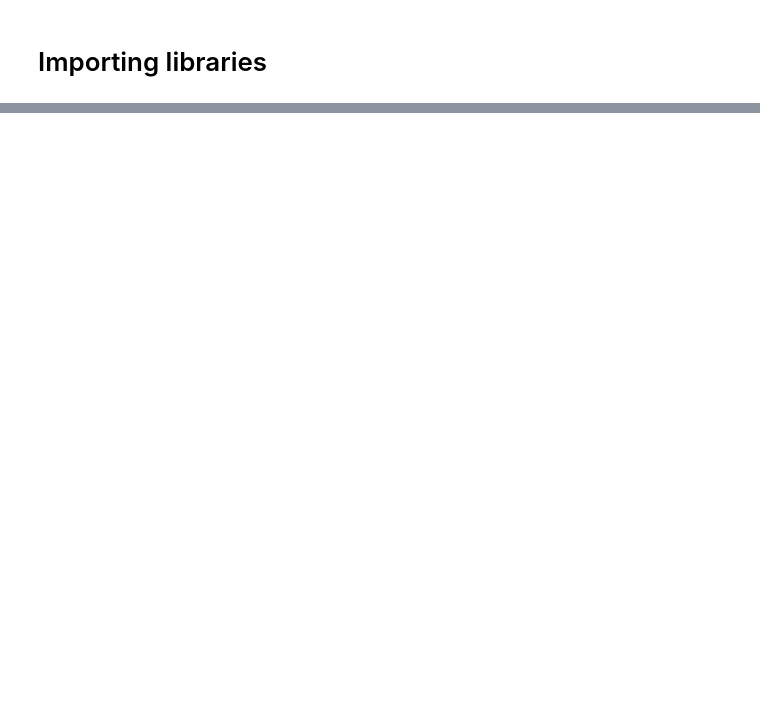
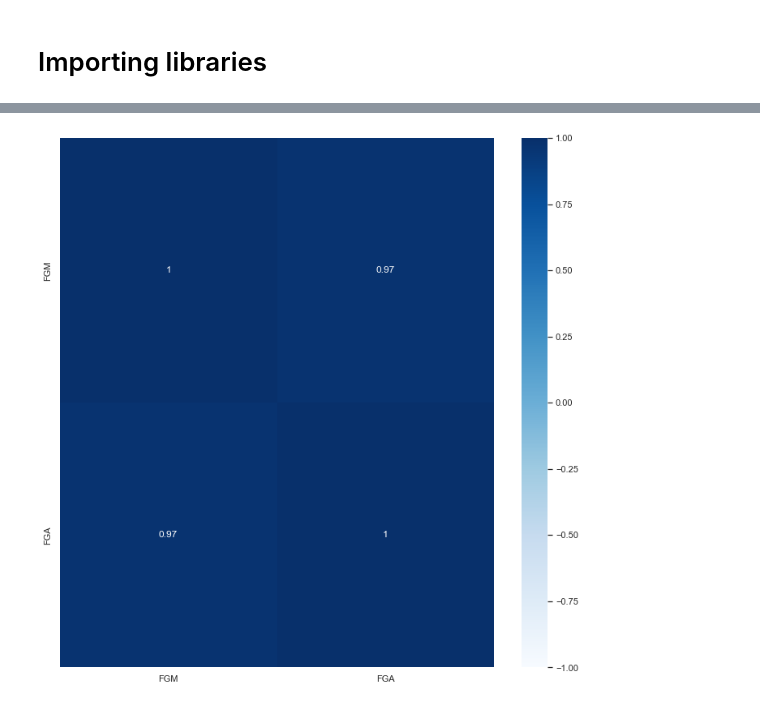
Before and after one commit to williamjnrkdd/JUNIA_ISEN_M1S1_Project_Python_Scripting, a Jupyter notebook: Python Project.ipynb, the cells around one changed output, grey strips where cells are left out. Cells and saved outputs as stored; diff of their text form; code cells hidden in the pictures; blank space fills up the shorter version.

```diff
--- a/Python Project.ipynb
+++ b/Python Project.ipynb
@@ -56,0 +68,7 @@ plt.show(block=True)
+# %%
+plt.figure(figsize=(12,12))
+cor = data.iloc[:, [8,9]].corr()
+sns.heatmap(cor, annot=True, cmap=plt.cm.Blues, center=0, vmax=1, vmin=-1)
+plt.show()
+# %% [output]
+[figure, added]
```
Also changed, not shown: parts of 18 cells of this notebook.
